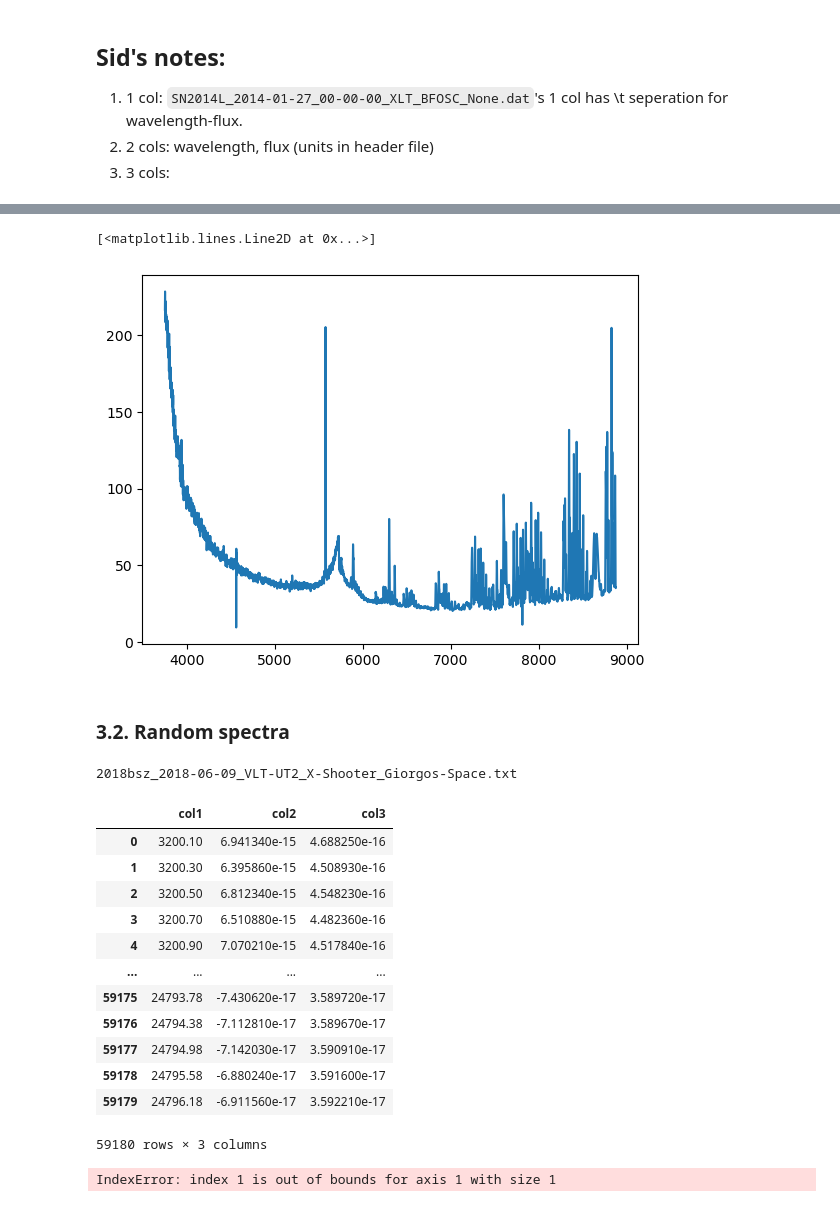
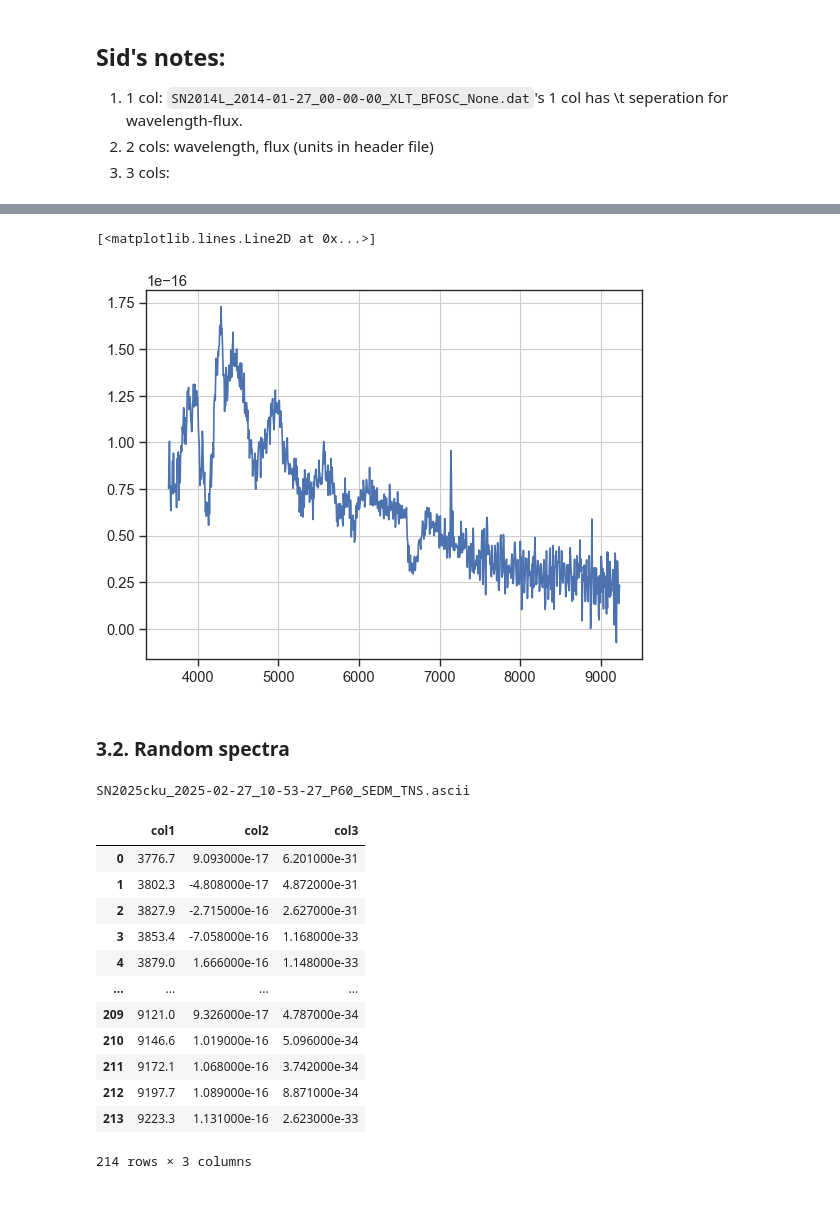
Before and after one commit to aec3675/multi-modal-multi-peaks, a Jupyter notebook: sidchaini/2. eda metadata and spectra/2.2. eda spectra.ipynb, the cells around one changed output, grey strips where cells are left out. Drawn from its saved outputs; the diff is of its cells as text; code cells hidden in the pictures.

```diff
--- a/sidchaini/2. eda metadata and spectra/2.2. eda spectra.ipynb
+++ b/sidchaini/2. eda metadata and spectra/2.2. eda spectra.ipynb
@@ -169,11 +175,17 @@ results_df[results_df["n_columns"]==3].tail()
 # %%
 # SHOW FED: iloc[53581] https://www.wiserep.org/object/15026
-fn = results_df.iloc[53581]["filename"]
+# fn = results_df.iloc[53581]["filename"]
 
-# fn = "SN2021rcn_2021-07-08_08-21-34_Magellan-Baade_IMACS_TNS.txt"
+# fn = "iPTF15wb_2457116.4561_NOT_ALFOSC_None.dat"
+# fn = "TEMP.dat"
 
-df = ascii.read(
+# fn = "Gaia16aec_2016-02-25_04-42-48_ESO-NTT_EFOSC2-NTT_PESSTO.asci"
+
+fn = "SN2016ixe_2016-12-20_08-10-50_ESO-NTT_EFOSC2-NTT_PESSTO_SSDR1-4.csv"
+
+# df = ascii.read(
+df = sidhelpers.read_spectra(
     f"../1. download ALL wise data/wiserep_data/spectra/{fn}"
 )
-df.to_pandas()
+df
 # %% [output]
@@ -199,44 +223,42 @@ spectra_info[spectra_info["Ascii file"]==fn]
 # %%
-x = df.to_pandas().to_numpy()[:, 0]
-y1 = df.to_pandas().to_numpy()[:, 1]
-y2 = df.to_pandas().to_numpy()[:, 2]
+x = df.to_numpy()[:, 0]
+y1 = df.to_numpy()[:, 1]
+# y2 = df.to_pandas().to_numpy()[:, 2]
 
-plt.plot(x,y2)
+plt.plot(x,y1)
 # %% [output]
 [<matplotlib.lines.Line2D at 0x...>]
-[figure, old version]
+[figure, new version]
 # %% [markdown]
 ### 3.2. Random spectra
 # %%
 # fn = p60df.sample(n=1)["Ascii file"].values[0]
 fn = spectra_info.sample(n=1)["Ascii file"].values[0]
-
+fn = "SN2025cku_2025-02-27_10-53-27_P60_SEDM_TNS.ascii"
 print(fn)
-df = ascii.read(
+df = sidhelpers.read_spectra(
     f"../1. download ALL wise data/wiserep_data/spectra/{fn}",
 )
-df.to_pandas()
+df
 # %% [output]
-2018bsz_2018-06-09_VLT-UT2_X-Shooter_Giorgos-Space.txt
+SN2025cku_2025-02-27_10-53-27_P60_SEDM_TNS.ascii
 |  | col1 | col2 | col3 |
-| 0 | 3200.10 | 6.941340e-15 | 4.688250e-16 |
-| 1 | 3200.30 | 6.395860e-15 | 4.508930e-16 |
-| 2 | 3200.50 | 6.812340e-15 | 4.548230e-16 |
-| 3 | 3200.70 | 6.510880e-15 | 4.482360e-16 |
-| 4 | 3200.90 | 7.070210e-15 | 4.517840e-16 |
+| 0 | 3776.7 | 9.093000e-17 | 6.201000e-31 |
+| 1 | 3802.3 | -4.808000e-17 | 4.872000e-31 |
+| 2 | 3827.9 | -2.715000e-16 | 2.627000e-31 |
+| 3 | 3853.4 | -7.058000e-16 | 1.168000e-33 |
+| 4 | 3879.0 | 1.666000e-16 | 1.148000e-33 |
 | ... | ... | ... | ... |
-| 59175 | 24793.78 | -7.430620e-17 | 3.589720e-17 |
-| 59176 | 24794.38 | -7.112810e-17 | 3.589670e-17 |
-| 59177 | 24794.98 | -7.142030e-17 | 3.590910e-17 |
-| 59178 | 24795.58 | -6.880240e-17 | 3.591600e-17 |
-| 59179 | 24796.18 | -6.911560e-17 | 3.592210e-17 |
+| 209 | 9121.0 | 9.326000e-17 | 4.787000e-34 |
+| 210 | 9146.6 | 1.019000e-16 | 5.096000e-34 |
+| 211 | 9172.1 | 1.068000e-16 | 3.742000e-34 |
+| 212 | 9197.7 | 1.089000e-16 | 8.871000e-34 |
+| 213 | 9223.3 | 1.131000e-16 | 2.623000e-33 |
-59180 rows × 3 columns
+214 rows × 3 columns
 # %%
-x = df.to_pandas().to_numpy()[:, 0]
-y1 = df.to_pandas().to_numpy()[:, 1]
-y2 = df.to_pandas().to_numpy()[:, 2]
+x = df.to_numpy()[:, 0]
+y1 = df.to_numpy()[:, 1]
+# y2 = df.to_pandas().to_numpy()[:, 2]
-# %% [output]
-IndexError: index 1 is out of bounds for axis 1 with size 1
 # %%
 x[y1.argmax()]
 # %% [output]
```
Also changed, not shown: parts of 13 cells of this notebook, 13 other files.
